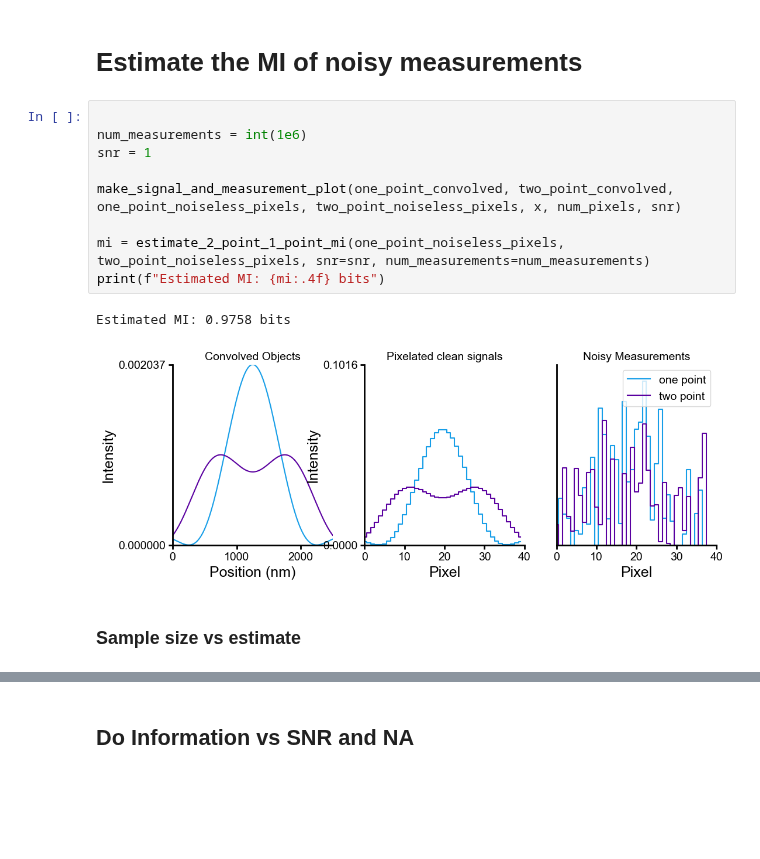
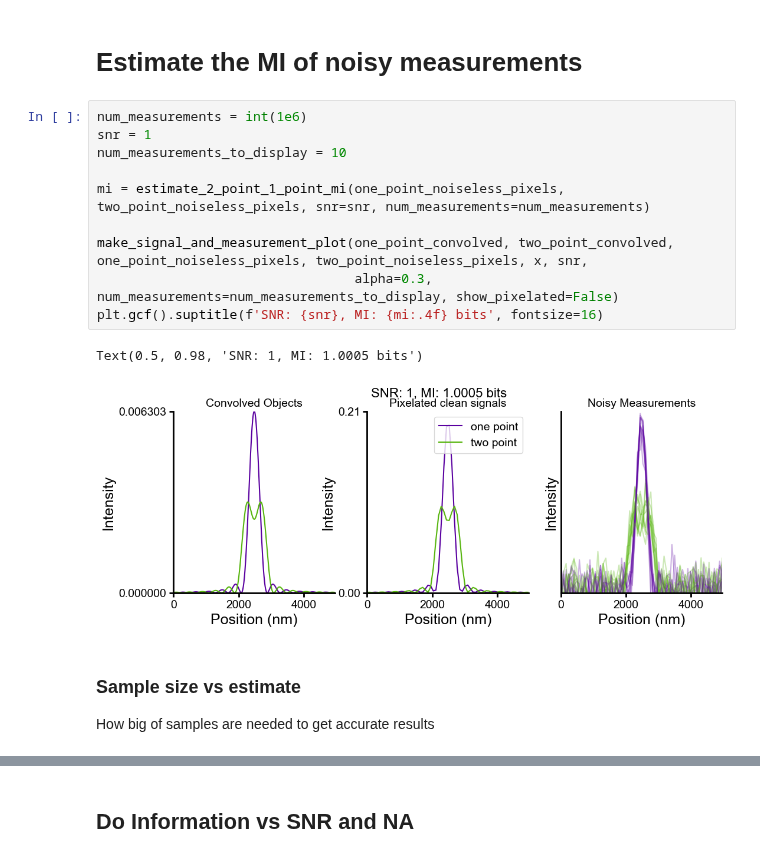
Before and after one commit to Waller-Lab/EncodingInformation, a Jupyter notebook: 1d_simulations/6_rayleigh_2_point_1_point.ipynb, the cells around one changed output, grey strips where cells are left out. Saved outputs shown, nothing was run; the diff lists cells and outputs as text; blank space fills up the shorter version.

```diff
--- a/1d_simulations/6_rayleigh_2_point_1_point.ipynb
+++ b/1d_simulations/6_rayleigh_2_point_1_point.ipynb
@@ -202,19 +56,21 @@ _ = [clear_spines(ax[i]) for i in range(4)]
 # %% [markdown]
 # Estimate the MI of noisy measurements
 # %%
-
 num_measurements = int(1e6)
 snr = 1
-
-make_signal_and_measurement_plot(one_point_convolved, two_point_convolved, one_point_noiseless_pixels, two_point_noiseless_pixels, x, num_pixels, snr)
+num_measurements_to_display = 10
 
 mi = estimate_2_point_1_point_mi(one_point_noiseless_pixels, two_point_noiseless_pixels, snr=snr, num_measurements=num_measurements)
-print(f"Estimated MI: {mi:.4f} bits")
+
+make_signal_and_measurement_plot(one_point_convolved, two_point_convolved, one_point_noiseless_pixels, two_point_noiseless_pixels, x, snr,
+                                 alpha=0.3, num_measurements=num_measurements_to_display, show_pixelated=False)
+plt.gcf().suptitle(f'SNR: {snr}, MI: {mi:.4f} bits', fontsize=16)
 # %% [output]
-Estimated MI: 0.9758 bits
+Text(0.5, 0.98, 'SNR: 1, MI: 1.0005 bits')
-[figure, old version]
+[figure, new version]
 # %% [markdown]
 ### Sample size vs estimate
+How big of samples are needed to get accurate results
 # %%
 # Look at sample size dependence of estimate
 nums_to_use = np.logspace(1, 7, 10, base=10).astype(int)
```
Also changed, not shown: parts of 9 cells of this notebook, 1 other file.
